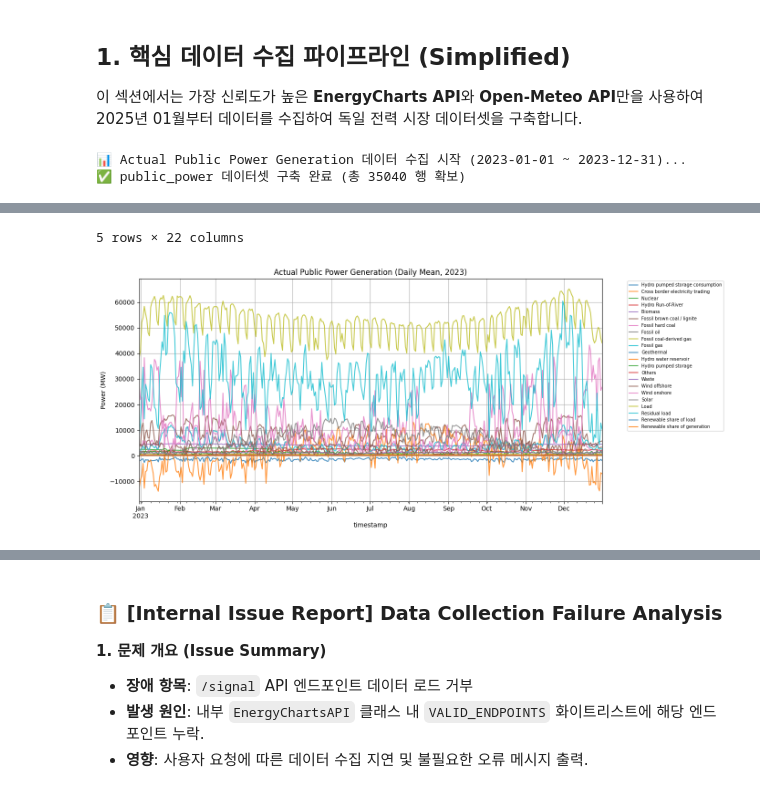
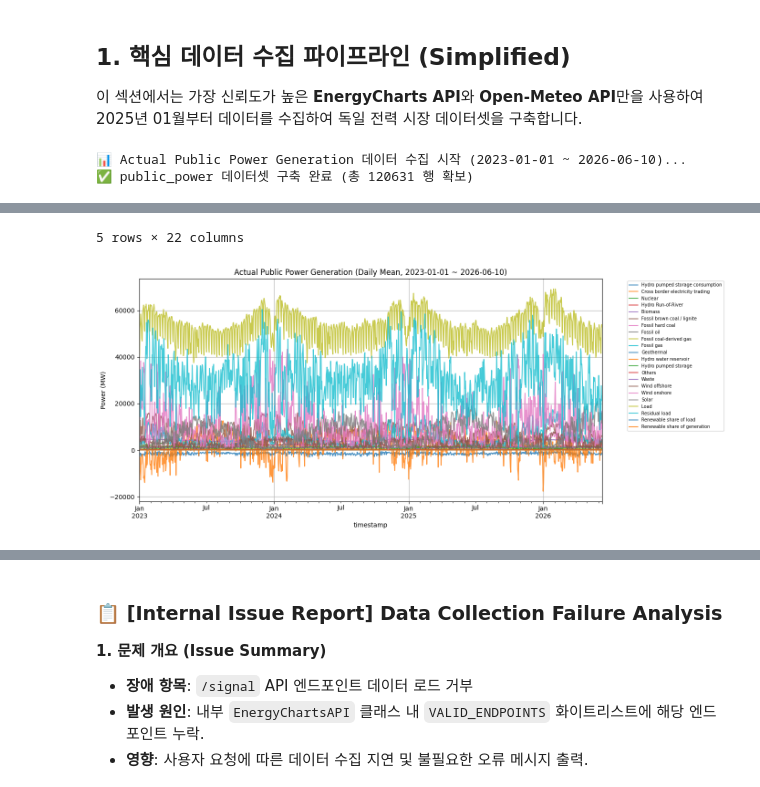
Before and after one commit to Giraffe-Shin/trading, a Jupyter notebook: 독일전력분석_데이터수집.ipynb, the cells around one changed output, grey strips where cells are left out. Saved outputs shown, nothing was run; the diff lists cells and outputs as text; code cells hidden in the pictures.

```diff
--- a/독일전력분석_데이터수집.ipynb
+++ b/독일전력분석_데이터수집.ipynb
@@ -63,23 +63,22 @@ class EnergyChartsAPI:
 
 api = EnergyChartsAPI()
 # %%
-### Public Power (Actual Generation) 데이터 상세 수집 (1년 전체 보정 버전)
+### Public Power (Actual Generation) 데이터 상세 수집
 import pandas as pd
 import matplotlib.pyplot as plt
+from datetime import datetime
 
 # 1. 설정
 endpoint = 'public_power'
 country_code = 'de'
 
-# 2. 정확한 1년 기간 설정
-# 2023년 1월 1일부터 12월 31일까지 명시적으로 지정합니다.
+# 2. 기간설정
 start_date = '2023-01-01'
-end_date = '2023-12-31'
+end_date = datetime.now().strftime('%Y-%m-%d')
 
 print(f"📊 Actual Public Power Generation 데이터 수집 시작 ({start_date} ~ {end_date})... ")
 
 try:
-    # start, end 파라미터를 사용하여 1년치를 확실하게 요청합니다.
     raw = api.fetch(endpoint=endpoint, country=country_code, start=start_date, end=end_date)
 
     if raw and 'unix_seconds' in raw:
@@ -93,26 +92,28 @@ try:
                     df_public_power[name] = data_vals
 
         df_public_power = df_public_power.set_index('timestamp')
-        # 타임존 제거 (병합을 위해)
+
+        # [타임존 제거 설명]
+        # 다른 데이터소스(SMARD 등)와의 병합 시 'Offset-naive/aware' 충돌 오류를 방지하고,
+        # 썸머타임으로 인한 인덱스 중복 이슈를 피하기 위해 타임존 정보를 제거합니다.
         df_public_power.index = df_public_power.index.tz_localize(None)
 
         print(f"✅ {endpoint} 데이터셋 구축 완료 (총 {len(df_public_power)} 행 확보)")
-        display(df_public_power.head())
+        display(df_public_power.tail())
 
-        # 데이터가 방대하므로 일별 평균으로 시각화
         df_public_power.resample('D').mean().plot(figsize=(14, 6), grid=True, alpha=0.8)
-        plt.title(f'Actual Public Power Generation (Daily Mean, {start_date[:4]})')
+        plt.title(f'Actual Public Power Generation (Daily Mean, {start_date} ~ {end_date})')
         plt.ylabel('Power (MW)')
         plt.legend(bbox_to_anchor=(1.05, 1), loc='upper left', fontsize='x-small')
         plt.tight_layout()
         plt.show()
     else:
-        print("⚠️ 데이터를 가져오지 못했습니다. API 설정을 확인해주세요.")
+        print("⚠️ 데이터를 가져오지 못했습니다.")
 
 except Exception as e:
     print(f"❌ 수집 중 오류 발생: {e}")
 # %% [output]
-📊 Actual Public Power Generation 데이터 수집 시작 (2023-01-01 ~ 2023-12-31)...
-✅ public_power 데이터셋 구축 완료 (총 35040 행 확보)
+📊 Actual Public Power Generation 데이터 수집 시작 (2023-01-01 ~ 2026-06-10)...
+✅ public_power 데이터셋 구축 완료 (총 120631 행 확보)
 |  | Hydro pumped storage consumption | Cross border electricity trading | Nuclear | Hydro Run-of-River | Biomass | ... |
 | timestamp |  |  |  |  |  | ... |
@@ -124,3 +125,3 @@ except Exception as e:
 5 rows × 22 columns
-[figure, old version]
+[figure, new version]
 # %%
```
Also changed, not shown: parts of 16 cells of this notebook.
